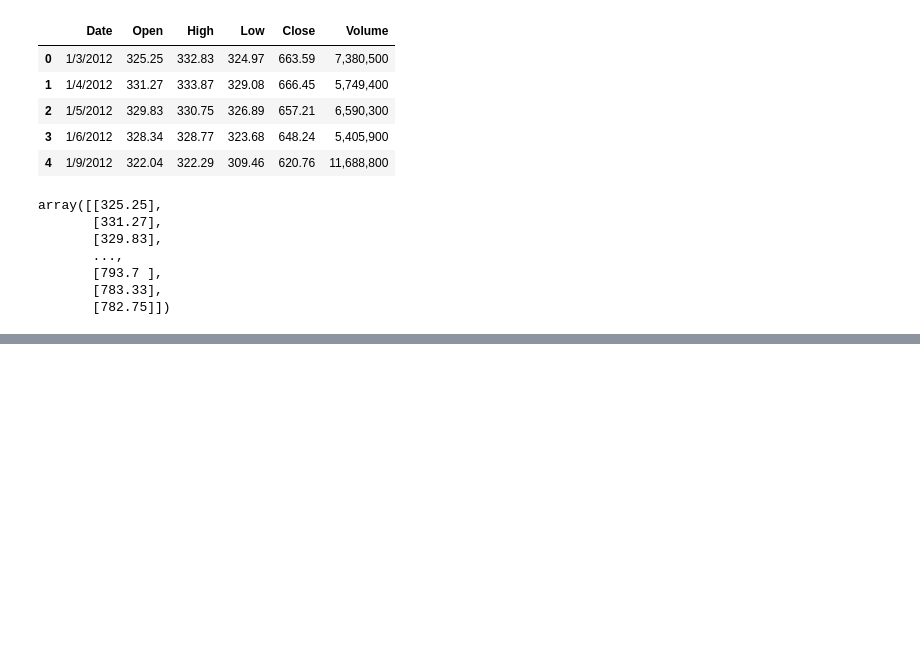
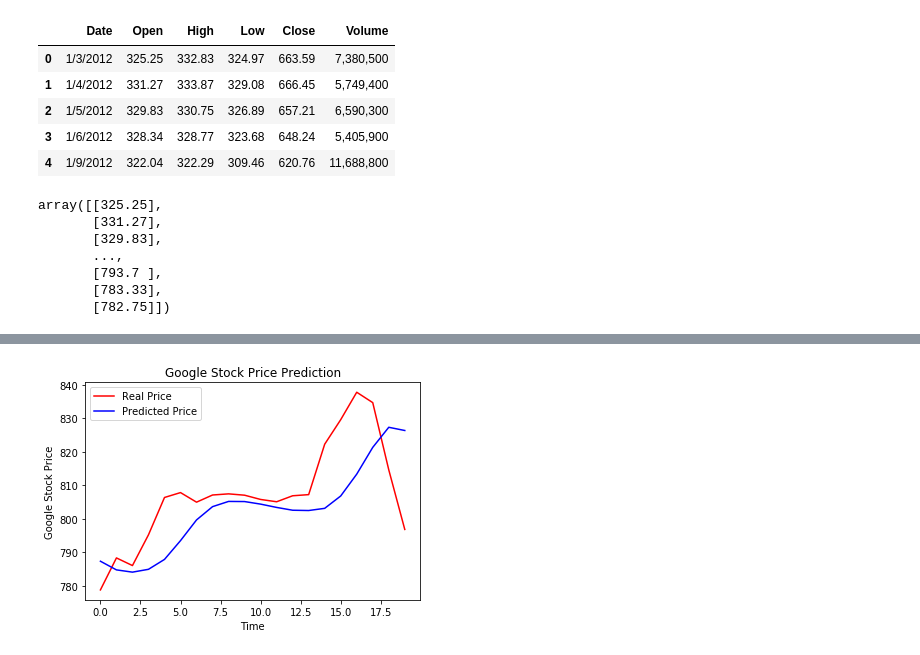
Before and after one commit to Shivam-ML/Google_Stock_price_prediction_using_CNN, a Jupyter notebook: Stock_price_prediction.ipynb, the cells around one changed output, grey strips where cells are left out. Drawn from its saved outputs; the diff is of its cells as text; code cells hidden in the pictures; blank space fills up the shorter version.

Commit message:
basic Prediction using CNN

```diff
--- a/Stock_price_prediction.ipynb
+++ b/Stock_price_prediction.ipynb
@@ -58,0 +160,9 @@ array([[0.08581368],
+# %%
+# create x_test dataset as we have done earlier with 60 days grouped data
+
+x_test = []
+for i in range(60,80):
+    x_test.append(inputs[i-60:i,0])
+
+x_test = np.array(x_test)
+x_test.shape
@@ -58,0 +171,4 @@ array([[0.08581368],
+# %%
+#  Reshape input dataset
+x_test = np.reshape(x_test, (x_test.shape[0],x_test.shape[1],1))
+x_test.shape
@@ -58,0 +177,4 @@ array([[0.08581368],
+# %%
+# Now predict stock price using predict method and passing x_test data
+predicted_price = regressor.predict(x_test)
+predicted_price
@@ -58,0 +202,3 @@ array([[0.08581368],
+# %%
+predicted_price = sc.inverse_transform(predicted_price)   # get inverse_transformed value to map with original output
+predicted_price
@@ -58,0 +226,11 @@ array([[0.08581368],
+# %%
+predicted_price = predicted_price
+plt.plot(real_stock_price,color = 'red', label = 'Real Price')
+plt.plot(predicted_price, color = 'blue', label = 'Predicted Price')
+plt.title('Google Stock Price Prediction')
+plt.xlabel('Time')
+plt.ylabel('Google Stock Price')
+plt.legend()
+plt.show()
+# %% [output]
+[figure, added]
```
Also changed, not shown: parts of 23 cells of this notebook.
